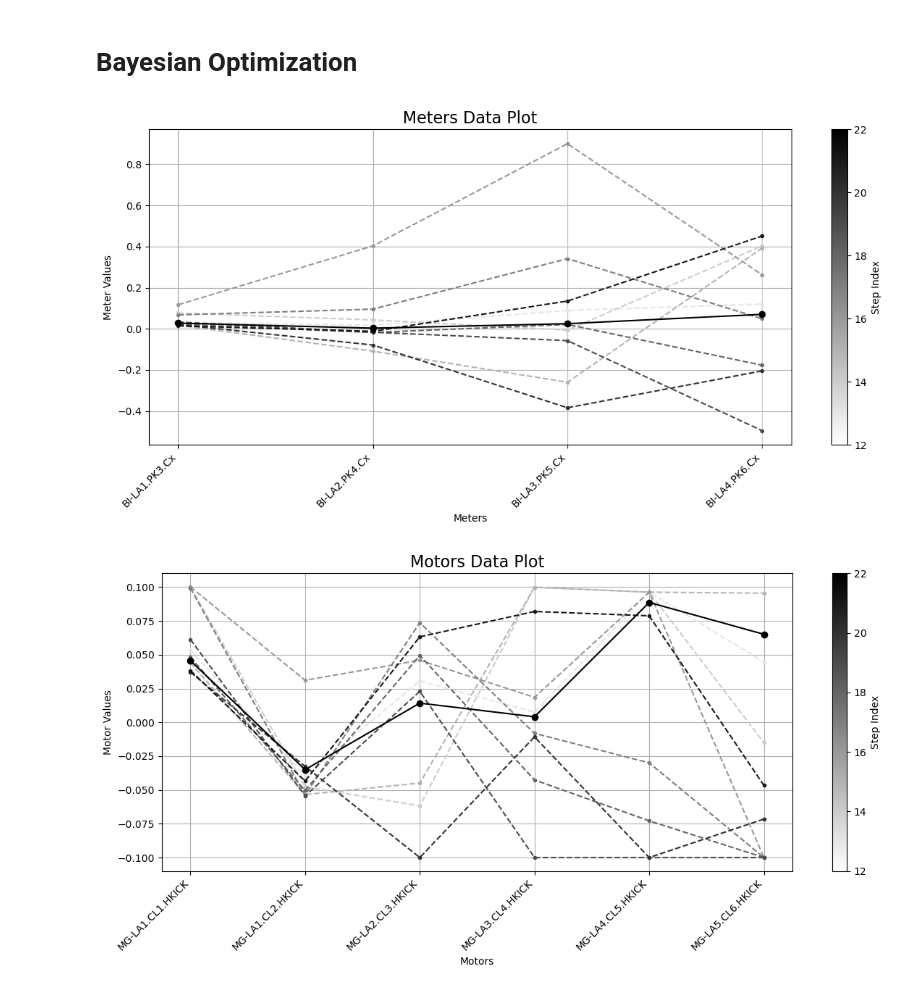
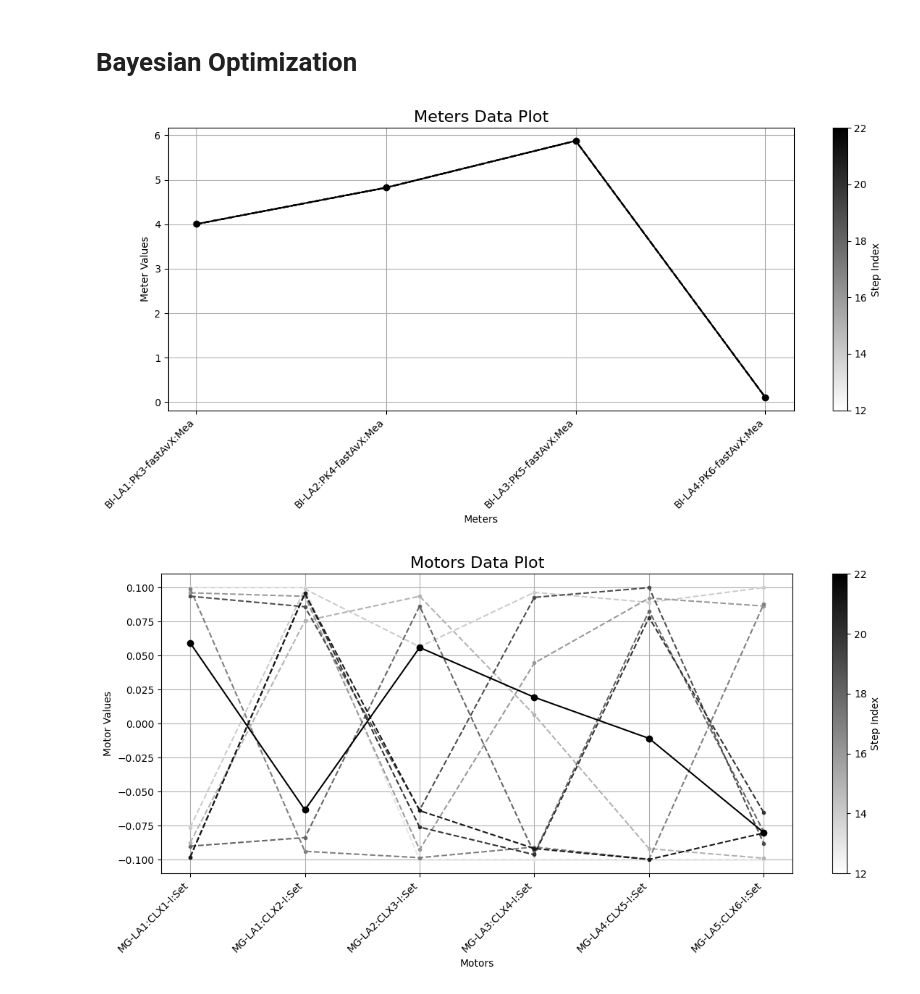
Before and after one commit to fuodorov/scaut, a Jupyter notebook: notebooks/bayes.ipynb, the cells around one changed output. Cells and saved outputs as stored; diff of their text form; code cells hidden in the pictures.

```diff
--- a/notebooks/bayes.ipynb
+++ b/notebooks/bayes.ipynb
@@ -12,42 +12,26 @@ from src.scan import optimize
 from src.scan.decorators import response_measurements, add_noise
 from src.scan.utils import plot_meters_data, plot_motors_data, clear_output
 from src.core import config as cfg
+
+DIRNAME = "bayes"
-# %%
-dev_scan = optimize(
-    meters=dev.HORIZONTAL_MONITORS,
-    motors=[[name, [dev.GET_FUNC(name), dev.GET_FUNC(name)+dev.DEFAULT_DELTA_KICK]] for name, _ in dev.HORIZONTAL_CORRECTORS],
-    get_func=add_noise(dev.NOISE_LEVEL)(dev.GET_FUNC),
-    put_func=dev.PUT_FUNC,
-    sample_size=dev.SAMPLE_SIZE,
-    verify_motor=dev.VERIFY_MOTOR,
-    max_retries=dev.MAX_TRIES,
-    delay=dev.DELAY,
-    tolerance=dev.TOLERANCE,
-    save=dev.SAVE_SCAN,
-    dirname=dev.DIRNAME_DATA,
-    callback=[clear_output, plot_meters_data, plot_motors_data],
-    save_original_motor_values=dev.SAVE_ORIGINAL_MOTOR_VALUES,
-    parallel=dev.PARALLEL,
-    repeat=dev.REPEAT,
-)
-# %% [output]
-[figure, removed]
-[figure, removed]
 # %%
 prod_scan = optimize(
     meters=prod.HORIZONTAL_MONITORS,
     motors=[[name, [prod.GET_FUNC(name), prod.GET_FUNC(name)+prod.DEFAULT_DELTA_KICK]] for name, _ in prod.HORIZONTAL_CORRECTORS],
     get_func=prod.GET_FUNC,
     put_func=prod.PUT_FUNC,
     sample_size=prod.SAMPLE_SIZE,
     verify_motor=prod.VERIFY_MOTOR,
     max_retries=prod.MAX_TRIES,
     delay=prod.DELAY,
     tolerance=prod.TOLERANCE,
     save=prod.SAVE_SCAN,
-    dirname=prod.DIRNAME_DATA,
+    dirname=os.path.join(prod.DIRNAME_DATA, DIRNAME),
     callback=[clear_output, plot_meters_data, plot_motors_data],
     save_original_motor_values=prod.SAVE_ORIGINAL_MOTOR_VALUES,
     parallel=prod.PARALLEL,
     repeat=prod.REPEAT,
 )
+# %% [output]
+[figure, added]
+[figure, added]
```
Also changed, not shown: parts of 1 cell of this notebook, 3 other files.
